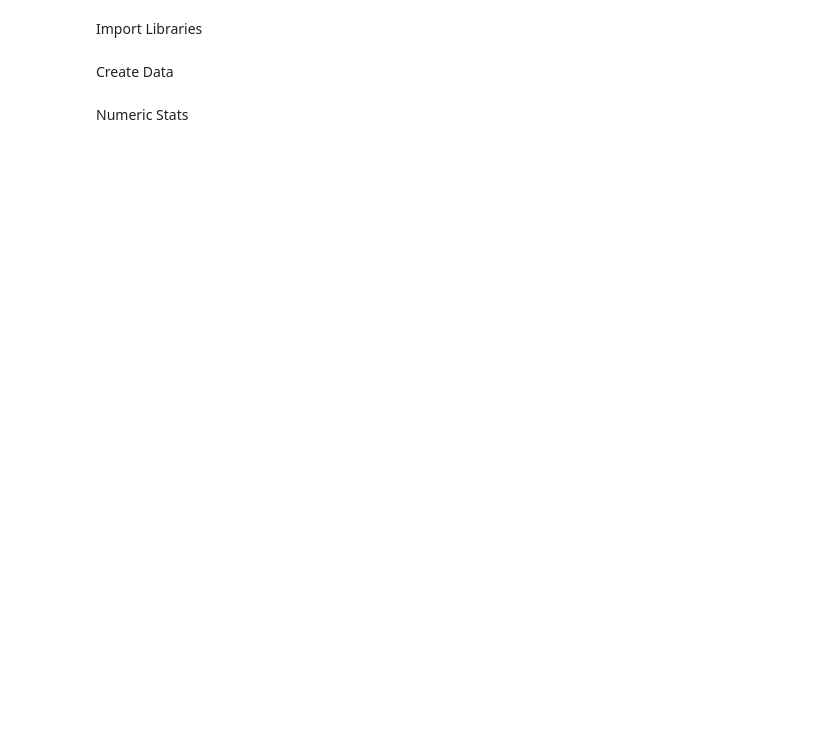
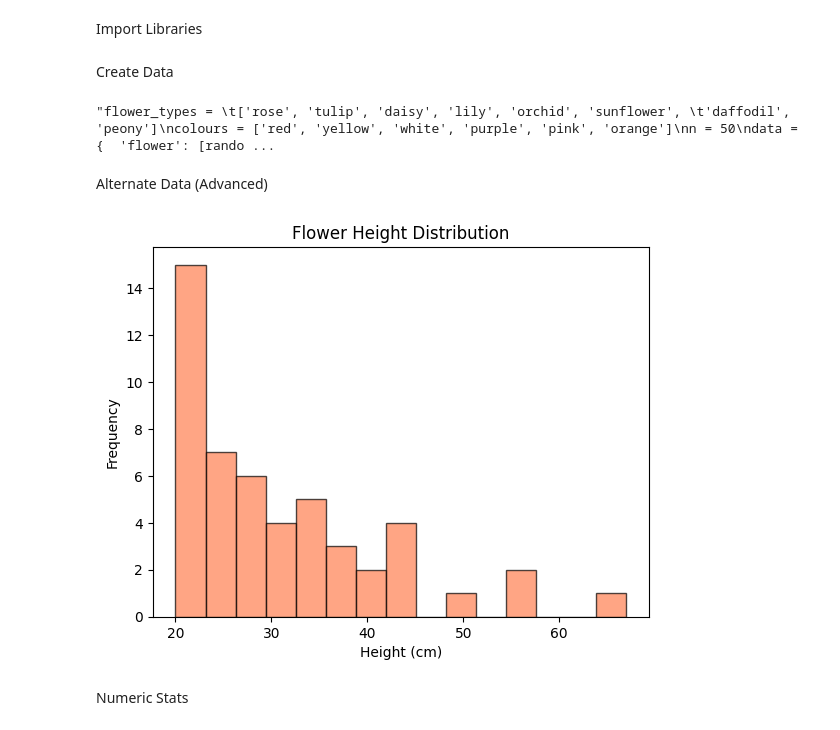
Before and after one commit to Cromana22/Google-Colab-Examples, a Jupyter notebook: Basic-Statistics.ipynb, the cells around one changed output. Saved outputs shown, nothing was run; the diff lists cells and outputs as text; code cells hidden in the pictures; blank space fills up the shorter version.

Commit message:
advanced data creation

```diff
--- a/Basic-Statistics.ipynb
+++ b/Basic-Statistics.ipynb
@@ -10,14 +10,68 @@ from scipy import stats
 # %% [markdown]
 Create Data
 # %%
-flower_types = 	['rose', 'tulip', 'daisy', 'lily', 'orchid', 'sunflower', 	'daffodil', 'peony']
+'''flower_types = 	['rose', 'tulip', 'daisy', 'lily', 'orchid', 'sunflower', 	'daffodil', 'peony']
 colours = ['red', 'yellow', 'white', 'purple', 'pink', 'orange']
 n = 50
 data = {  'flower': [random.choice(flower_types) for _ in range(n)],
     	    'colour': [random.choice(colours) for _ in range(n)],
     	    'height_cm': np.random.randint(20, 120, size=n),
     	    'petal_count': np.random.randint(5, 50, size=n)  }
-df = pd.DataFrame(data)
+df = pd.DataFrame(data)'''
+# %% [output]
+"flower_types = \t['rose', 'tulip', 'daisy', 'lily', 'orchid', 'sunflower', \t'daffodil', 'peony']\ncolours = ['red', 'yellow', 'white', 'purple', 'pink', 'orange']\nn = 50\ndata = {  'flower': [rando ...
+# %% [markdown]
+Alternate Data (Advanced)
+# %%
+flower_types = ['rose', 'tulip', 'daisy', 'lily', 'orchid', 'sunflower', 'daffodil', 'peony']
+colours = ['red', 'yellow', 'white', 'purple', 'pink', 'orange']
+n = 50
+
+# Create color-petal correlation mapping
+color_petal_mapping = {
+    'red': (15, 3),      # mean=15, std=3
+    'yellow': (25, 4),   # mean=25, std=4
+    'white': (8, 2),     # mean=8, std=2
+    'purple': (20, 3),   # mean=20, std=3
+    'pink': (12, 2),     # mean=12, std=2
+    'orange': (30, 5)    # mean=30, std=5
+}
+
+# Generate flowers (keeping your original random selection)
+flowers = [random.choice(flower_types) for _ in range(n)]
+
+# Generate colors (keeping your original random selection)
+flower_colours = [random.choice(colours) for _ in range(n)]
+
+# Generate correlated petal counts based on color
+petal_counts = []
+for colour in flower_colours:
+    mean_petals, std_petals = color_petal_mapping[colour]
+    # Generate normally distributed petal count, then round and clip to reasonable range
+    petals = np.random.normal(mean_petals, std_petals)
+    petals = max(5, min(50, int(round(petals))))
+    petal_counts.append(petals)
+
+# Generate skewed height data (right-skewed [short] using gamma distribution)
+heights_raw = np.random.gamma(shape=1, scale=15, size=n) + 20
+#flip to skew left (tall)
+heights_left = 120 - heights_raw
+heights = np.clip(heights_raw, 20, 120).astype(int)
+
+data = {
+    'flower': flowers,
+    'colour': flower_colours,
+    'height_cm': heights,
+    'petal_count': petal_counts
+}
+
+df = pd.DataFrame(data)
+
+graph = df['height_cm'].plot.hist(bins=15, alpha=0.7, color='coral', edgecolor='black',
+                          title='Flower Height Distribution',
+                          xlabel='Height (cm)', ylabel='Frequency')
+# %% [output]
+[figure, added]
 # %% [markdown]
 Numeric Stats
 # %%
```
Also changed, not shown: parts of 3 cells of this notebook.
